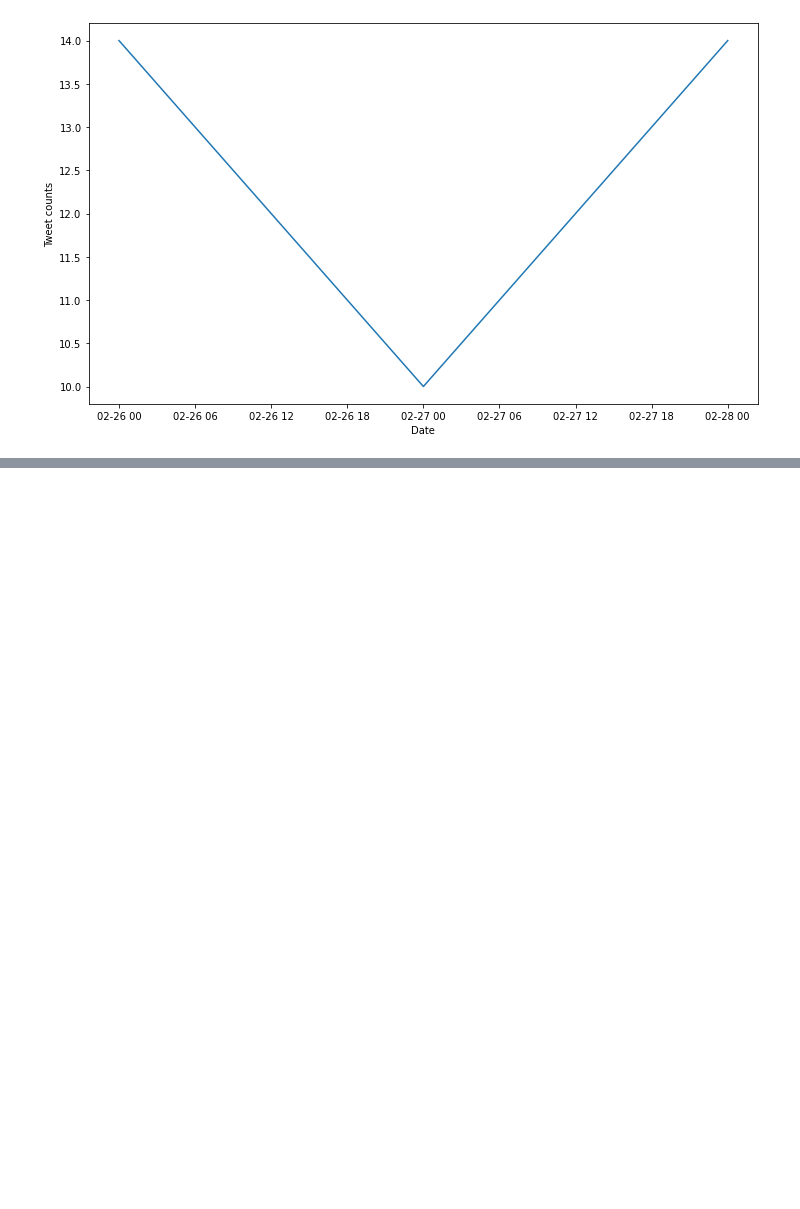
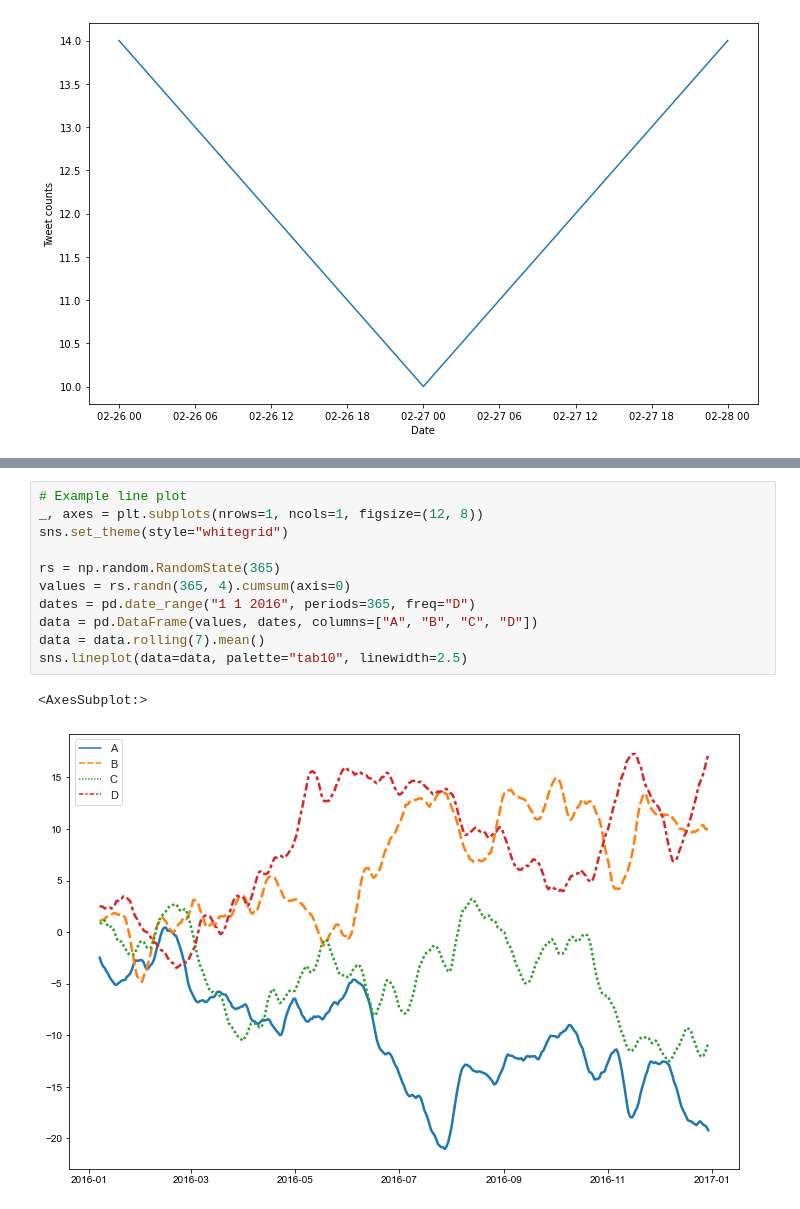
Before and after one commit to cmplx-xyttmt/covid19-uganda-twitter-data-analysis, a Jupyter notebook: Ugandan Tweets Analysis.ipynb, the cells around one changed output, grey strips where cells are left out. Drawn from its saved outputs; the diff is of its cells as text; blank space fills up the shorter version.

```diff
--- a/Ugandan Tweets Analysis.ipynb
+++ b/Ugandan Tweets Analysis.ipynb
@@ -120,0 +121,14 @@ g.set(xticks=x_dates)
+# %%
+# Example line plot
+_, axes = plt.subplots(nrows=1, ncols=1, figsize=(12, 8))
+sns.set_theme(style="whitegrid")
+
+rs = np.random.RandomState(365)
+values = rs.randn(365, 4).cumsum(axis=0)
+dates = pd.date_range("1 1 2016", periods=365, freq="D")
+data = pd.DataFrame(values, dates, columns=["A", "B", "C", "D"])
+data = data.rolling(7).mean()
+sns.lineplot(data=data, palette="tab10", linewidth=2.5)
+# %% [output]
+<AxesSubplot:>
+[figure, added]
```
Also changed, not shown: parts of 22 cells of this notebook.
